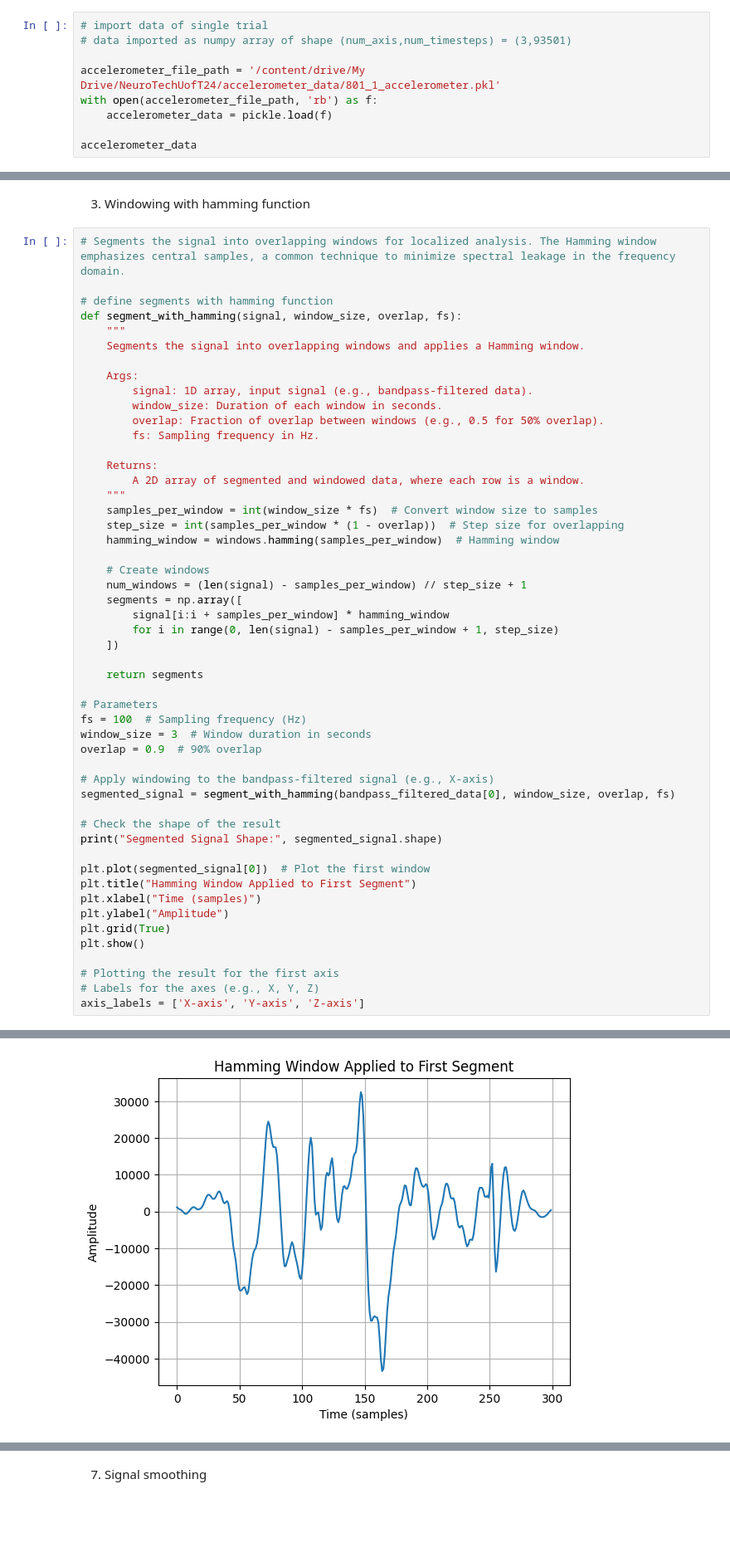
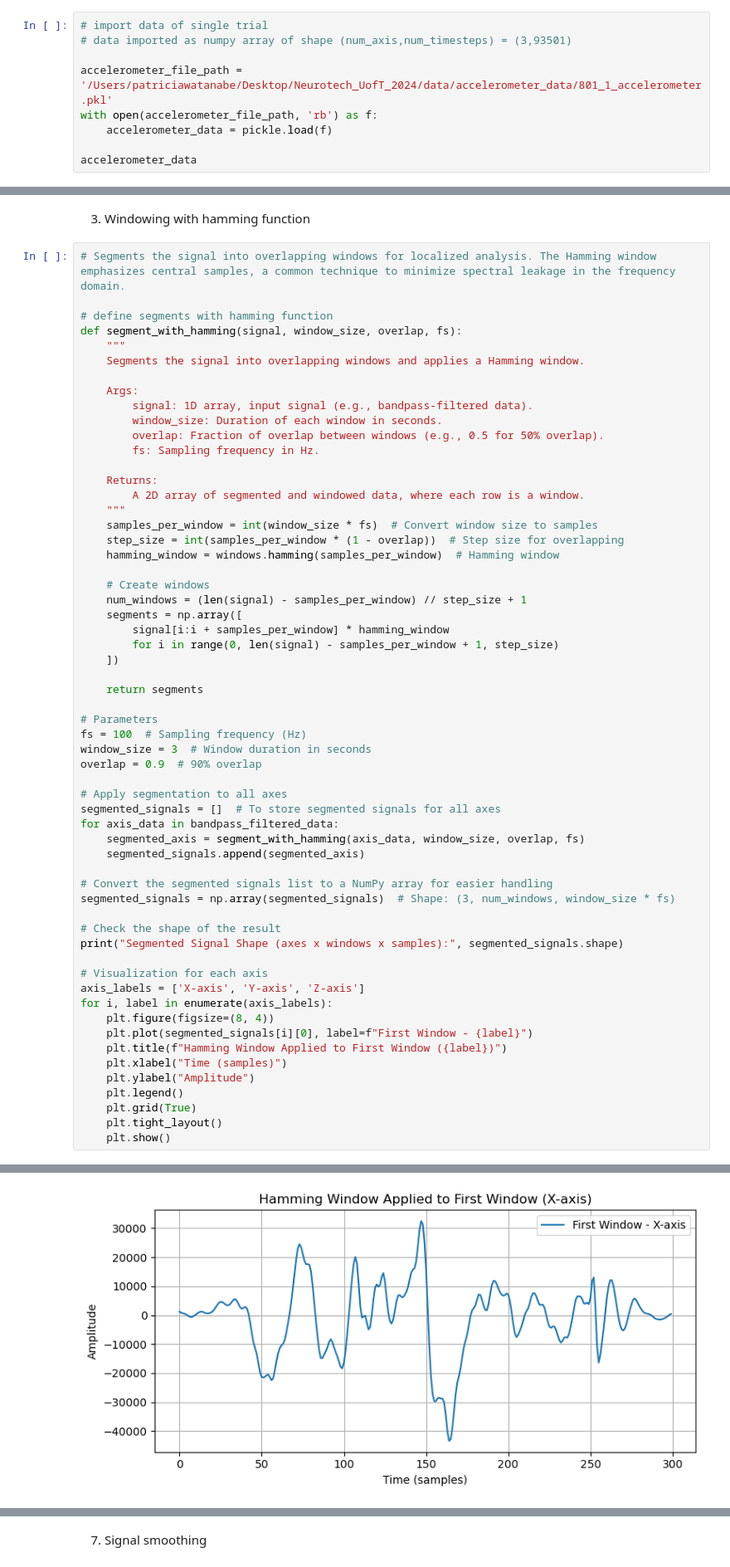
Before and after one commit to pwatana/Neurotech_UofT_2024, a Jupyter notebook: Neurotech_data_cleaning.ipynb, the cells around one changed output, grey strips where cells are left out. Shown at 83% size. Saved outputs shown, nothing was run; the diff lists cells and outputs as text; blank space fills up the shorter version.

```diff
--- a/Neurotech_data_cleaning.ipynb
+++ b/Neurotech_data_cleaning.ipynb
@@ -90,7 +63,7 @@ Mounted at /content/drive
 # import data of single trial
 # data imported as numpy array of shape (num_axis,num_timesteps) = (3,93501)
 
-accelerometer_file_path = '/content/drive/My Drive/NeuroTechUofT24/accelerometer_data/801_1_accelerometer.pkl'
+accelerometer_file_path = '/Users/patriciawatanabe/Desktop/Neurotech_UofT_2024/data/accelerometer_data/801_1_accelerometer.pkl'
 with open(accelerometer_file_path, 'rb') as f:
     accelerometer_data = pickle.load(f)
 
@@ -373,20 +274,28 @@ fs = 100  # Sampling frequency (Hz)
 window_size = 3  # Window duration in seconds
 overlap = 0.9  # 90% overlap
 
-# Apply windowing to the bandpass-filtered signal (e.g., X-axis)
-segmented_signal = segment_with_hamming(bandpass_filtered_data[0], window_size, overlap, fs)
+# Apply segmentation to all axes
+segmented_signals = []  # To store segmented signals for all axes
+for axis_data in bandpass_filtered_data:
+    segmented_axis = segment_with_hamming(axis_data, window_size, overlap, fs)
+    segmented_signals.append(segmented_axis)
+
+# Convert the segmented signals list to a NumPy array for easier handling
+segmented_signals = np.array(segmented_signals)  # Shape: (3, num_windows, window_size * fs)
 
 # Check the shape of the result
-print("Segmented Signal Shape:", segmented_signal.shape)
+print("Segmented Signal Shape (axes x windows x samples):", segmented_signals.shape)
 
-plt.plot(segmented_signal[0])  # Plot the first window
-plt.title("Hamming Window Applied to First Segment")
-plt.xlabel("Time (samples)")
-plt.ylabel("Amplitude")
-plt.grid(True)
-plt.show()
-
-# Plotting the result for the first axis
-# Labels for the axes (e.g., X, Y, Z)
+# Visualization for each axis
 axis_labels = ['X-axis', 'Y-axis', 'Z-axis']
+for i, label in enumerate(axis_labels):
+    plt.figure(figsize=(8, 4))
+    plt.plot(segmented_signals[i][0], label=f"First Window - {label}")
+    plt.title(f"Hamming Window Applied to First Window ({label})")
+    plt.xlabel("Time (samples)")
+    plt.ylabel("Amplitude")
+    plt.legend()
+    plt.grid(True)
+    plt.tight_layout()
+    plt.show()
 # %% [output]
@@ -394 +303 @@ Segmented Signal Shape: (3214, 300)
-[figure, old version]
+[figure, new version]
```
Also changed, not shown: parts of 22 cells of this notebook.
